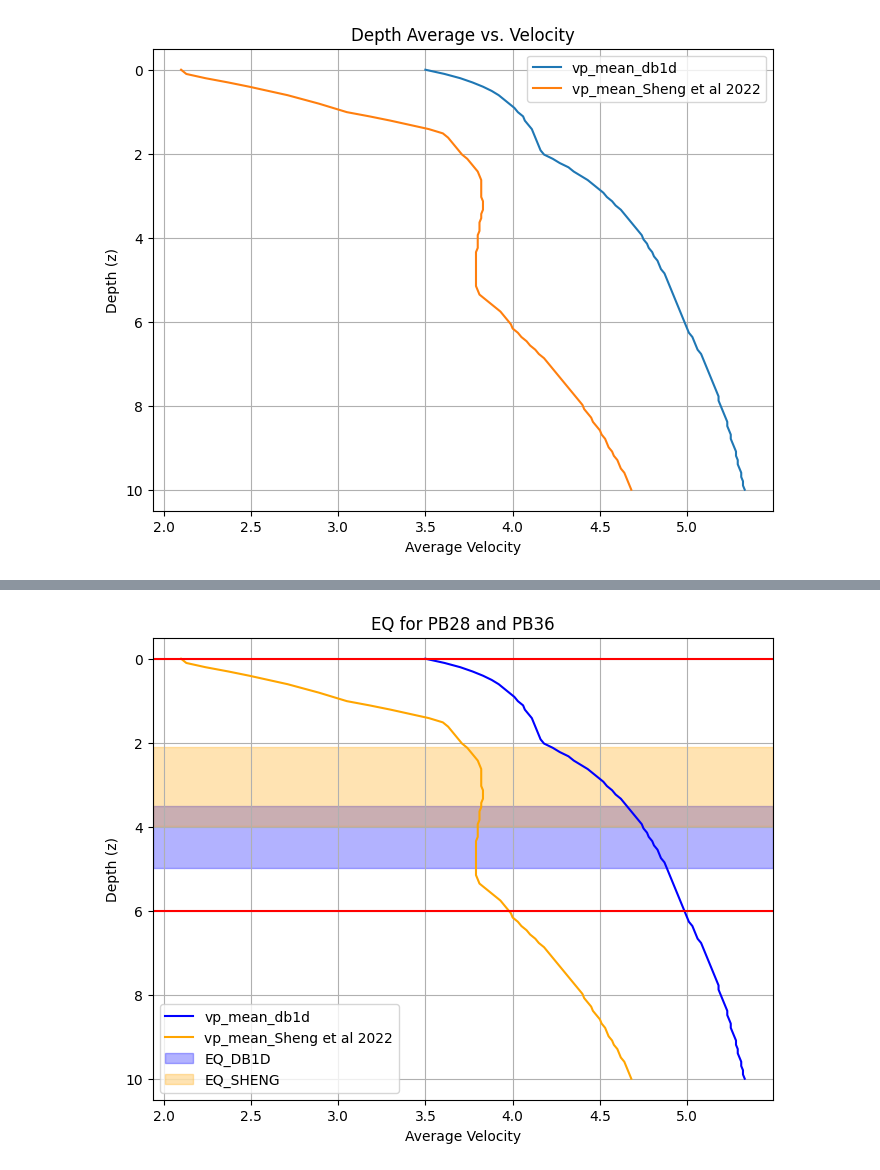
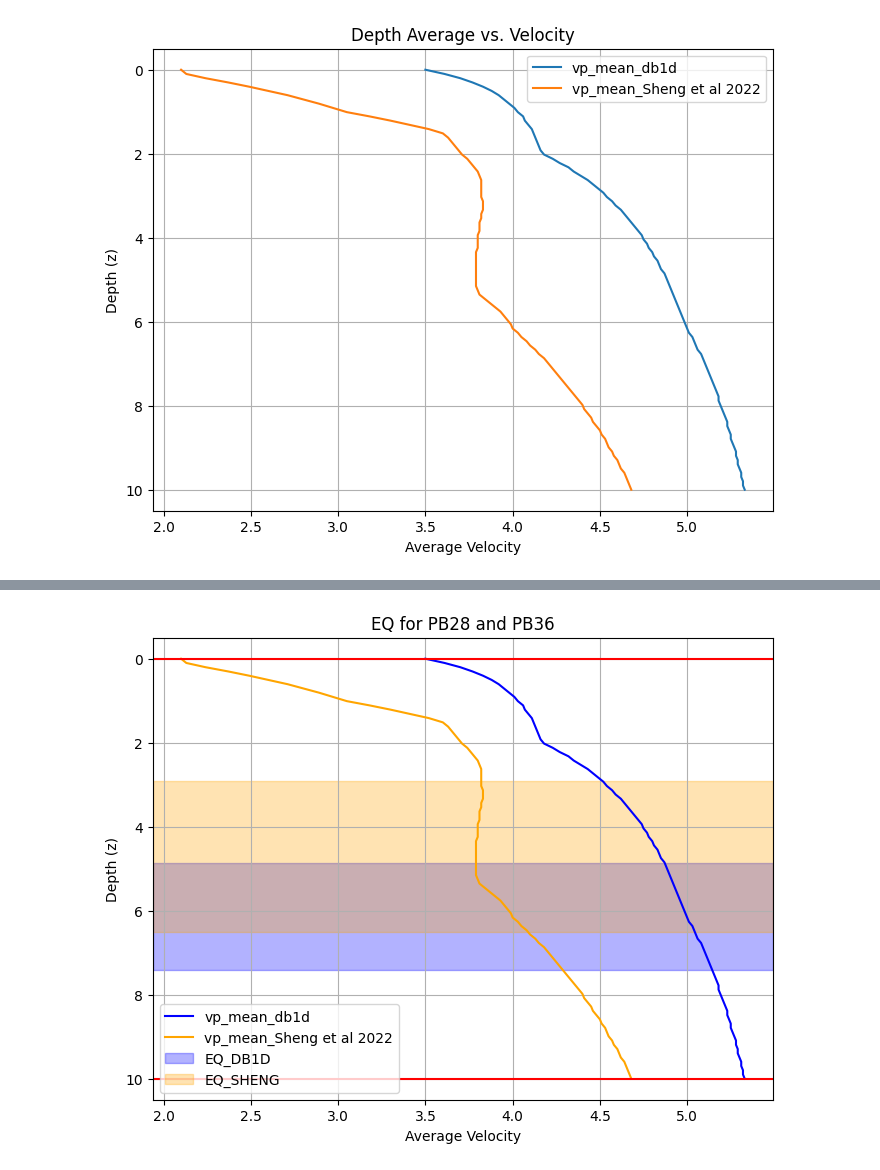
Before and after one commit to ecastillot/delaware, a Jupyter notebook: 10102024/script/vp/vp.ipynb, the cells around one changed output, grey strips where cells are left out. Drawn from its saved outputs; the diff is of its cells as text; code cells hidden in the pictures.

```diff
--- a/10102024/script/vp/vp.ipynb
+++ b/10102024/script/vp/vp.ipynb
@@ -191,25 +201,29 @@ $v_{p_{min}}(z=0) $, $v_{p_{max}}(z=6) $
 # %%
-z_min_sheng = sheng_velmodel.get_average_velocity(phase_hint="P",zmax=0)
-z_min_db1d = db1d_velmodel.get_average_velocity(phase_hint="P",zmax=0)
-z_max_sheng = sheng_velmodel.get_average_velocity(phase_hint="P",zmax=6)
-z_max_db1d = db1d_velmodel.get_average_velocity(phase_hint="P",zmax=6)
+tsp = 1
+vps = 1.72
+z_min_vel = 0
+z_max_vel = 10
+z_min_sheng = sheng_velmodel.get_average_velocity(phase_hint="P",zmax=z_min_vel)*tsp/(vps-1)
+z_min_db1d = db1d_velmodel.get_average_velocity(phase_hint="P",zmax=z_min_vel)*tsp/(vps-1)
+z_max_sheng = sheng_velmodel.get_average_velocity(phase_hint="P",zmax=z_max_vel)*tsp/(vps-1)
+z_max_db1d = db1d_velmodel.get_average_velocity(phase_hint="P",zmax=z_max_vel)*tsp/(vps-1)
 
 plt.figure(figsize=(8, 6))
 plt.plot(v_mean_db1d, z_values,label="vp_mean_db1d",color="blue")
 plt.plot(v_mean_sheng, z_values,label="vp_mean_Sheng et al 2022",color="orange")
 
 plt.axhspan(z_min_db1d, z_max_db1d, color='blue',
             alpha=0.3, label="EQ_DB1D")
 plt.axhspan(z_min_sheng, z_max_sheng, color='orange',
             alpha=0.3, label="EQ_SHENG")
-plt.axhline(y=0,color="red")
-plt.axhline(y=6,color="red")
+plt.axhline(y=z_min_vel,color="red")
+plt.axhline(y=z_max_vel,color="red")
 plt.ylabel("Depth (z)")
 plt.xlabel("Average Velocity")
 plt.gca().invert_yaxis()
 plt.title("EQ for PB28 and PB36")
 plt.legend()
 plt.grid(True)
 plt.show()
 # %% [output]
-[figure, old version]
+[figure, new version]
```
Also changed, not shown: parts of 7 cells of this notebook.
